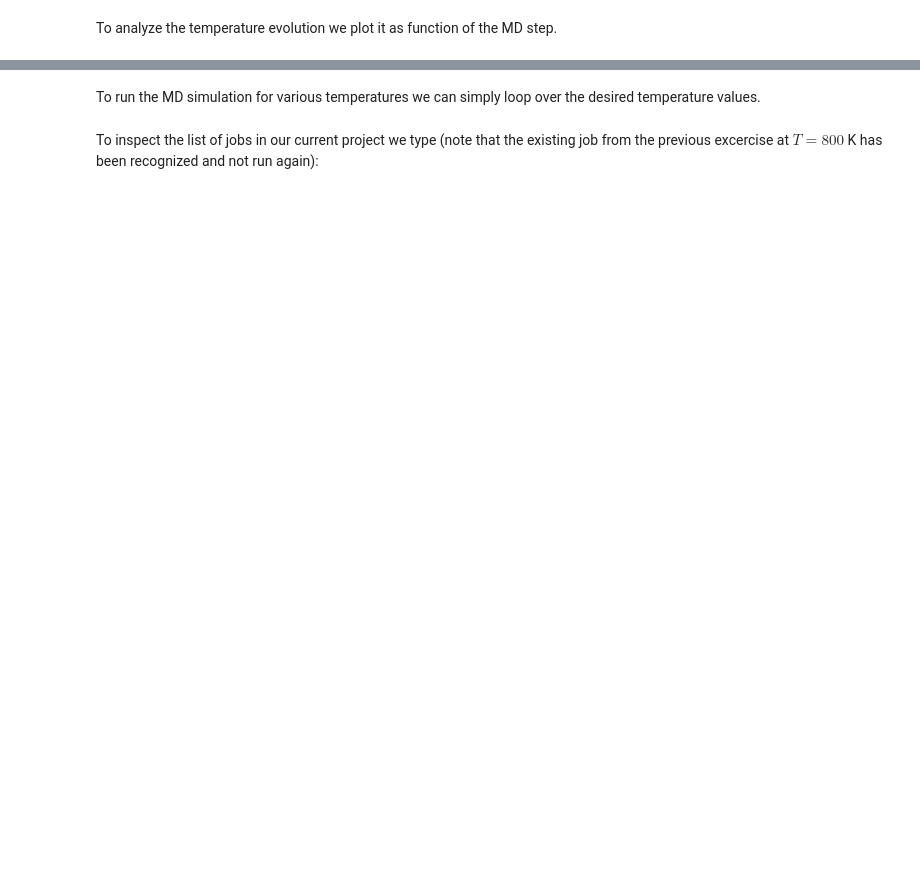
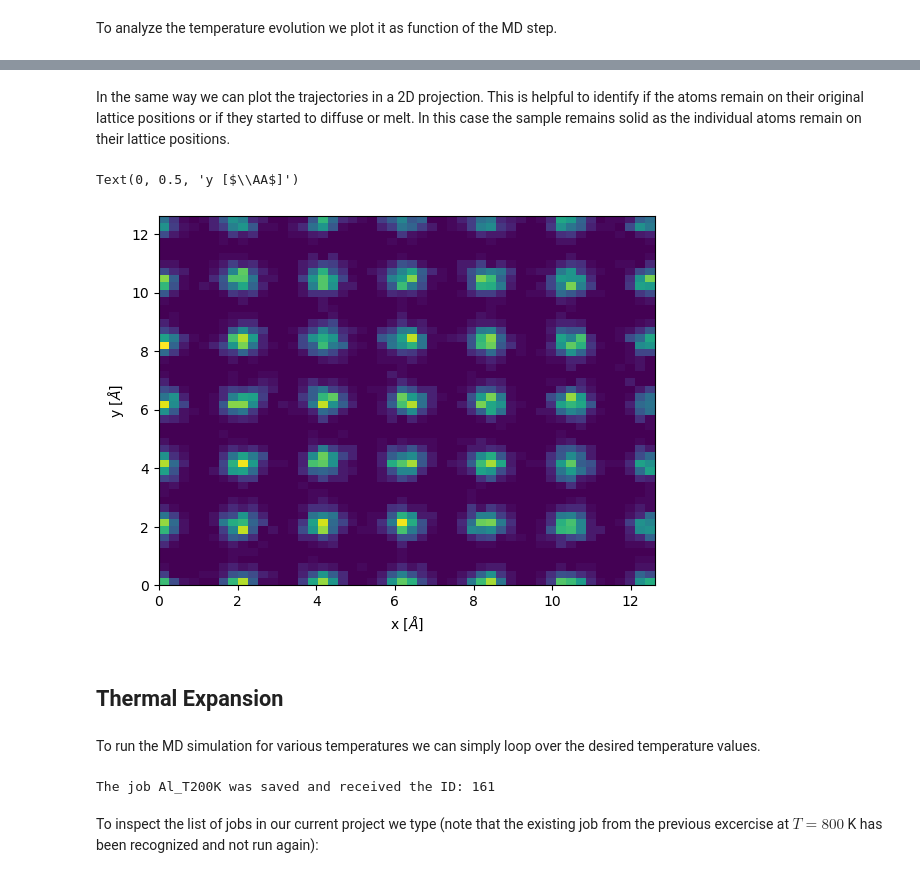
Before and after one commit to jan-janssen/birmingham, a Jupyter notebook: 4-molecular-dynamics.ipynb, the cells around one changed output, grey strips where cells are left out. Saved outputs shown, nothing was run; the diff lists cells and outputs as text; code cells hidden in the pictures; blank space fills up the shorter version.

```diff
--- a/4-molecular-dynamics.ipynb
+++ b/4-molecular-dynamics.ipynb
@@ -109,12 +164,25 @@ axs.set_aspect("equal", "box");
+# %% [markdown]
+In the same way we can plot the trajectories in a 2D projection. This is helpful to identify if the atoms remain on their original lattice positions or if they started to diffuse or melt. In this case the sample remains solid as the individual atoms remain on their lattice positions.
+# %%
+plt.hist2d(job.output.positions[:, :, 0].flatten(), job.output.positions[:, :, 1].flatten(), bins=50)
+plt.xlabel('x [$\AA$]')
+plt.ylabel('y [$\AA$]')
+# %% [output]
+Text(0, 0.5, 'y [$\\AA$]')
+[figure, added]
+# %% [markdown]
+## Thermal Expansion
 # %% [markdown]
 To run the MD simulation for various temperatures we can simply loop over the desired temperature values.
 # %%
 for temperature in np.arange(200, 1200, 200):
-    job = pr.create_job(pr.job_type.Lammps, "Al_T{}K".format(int(temperature)))
+    job = pr.create.job.Lammps("Al_T{}K".format(int(temperature)))
     job.structure = supercell_3x3x3
-    job.potential = pot
+    job.potential = "1995--Angelo-J-E--Ni-Al-H--LAMMPS--ipr1"
     job.calc_md(temperature=temperature, pressure=0, n_ionic_steps=10000)
     job.run()
+# %% [output]
+The job Al_T200K was saved and received the ID: 161
 # %% [markdown]
 To inspect the list of jobs in our current project we type (note that the existing job from the previous excercise at $T=800$ K has been recognized and not run again):
 # %%
```
Also changed, not shown: parts of 65 cells of this notebook, 6 other files.
